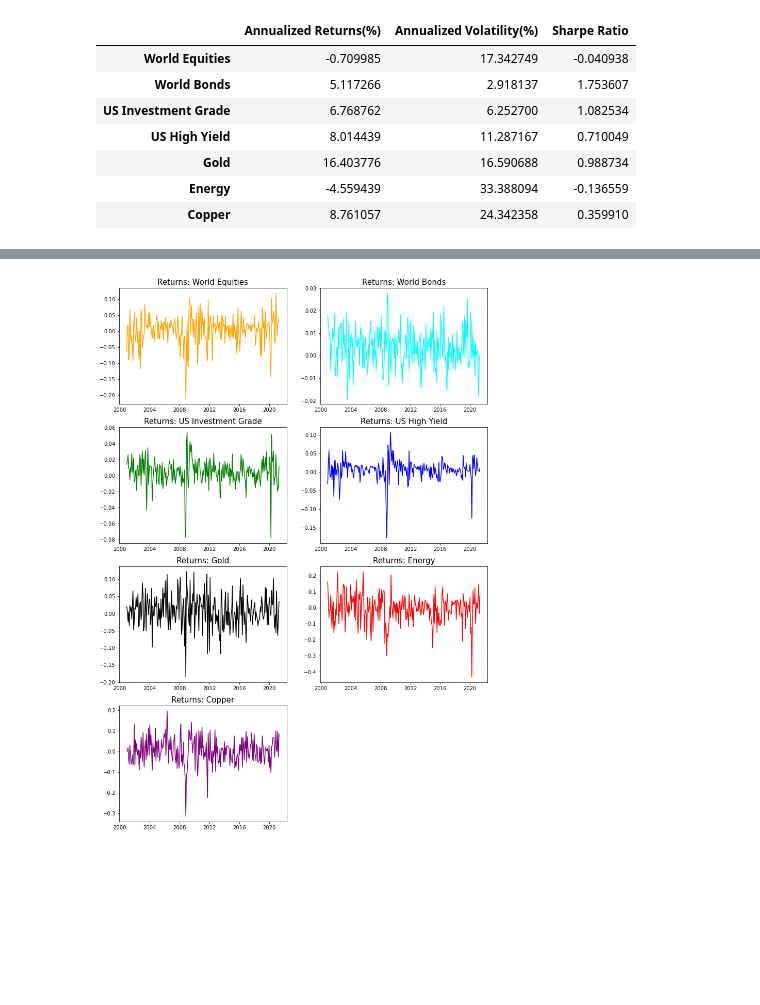
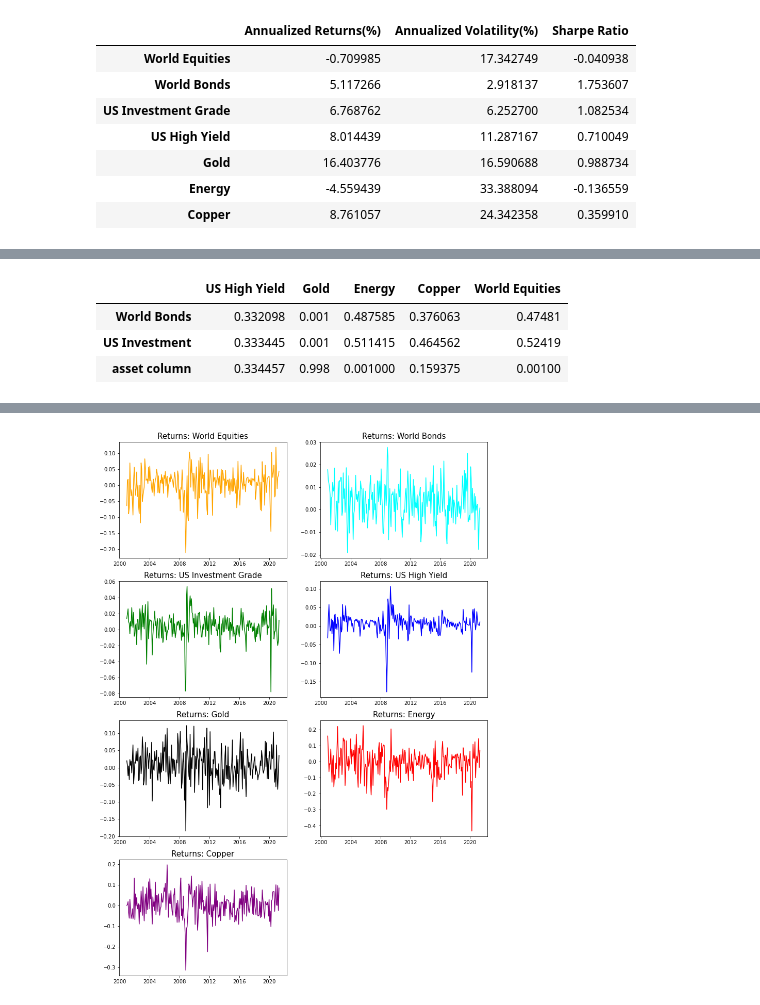
Before and after one commit to GuillaumePv/Quantitative-asset-risk-management-course, a Jupyter notebook: A2/main_A2.ipynb, the cells around one changed output, grey strips where cells are left out. Cells and saved outputs as stored; diff of their text form; code cells hidden in the pictures; blank space fills up the shorter version.

```diff
--- a/A2/main_A2.ipynb
+++ b/A2/main_A2.ipynb
@@ -207,0 +246,8 @@ array([0.001, 0.001, 0.998])
+# %%
+df_weight = pd.DataFrame(dic_weight,index=["World Bonds","US Investment","asset column"])
+df_weight
+# %% [output]
+|  | US High Yield | Gold | Energy | Copper | World Equities |
+| World Bonds | 0.332098 | 0.001 | 0.487585 | 0.376063 | 0.47481 |
+| US Investment | 0.333445 | 0.001 | 0.511415 | 0.464562 | 0.52419 |
+| asset column | 0.334457 | 0.998 | 0.001000 | 0.159375 | 0.00100 |
```
Also changed, not shown: parts of 7 cells of this notebook, 1 other file.
